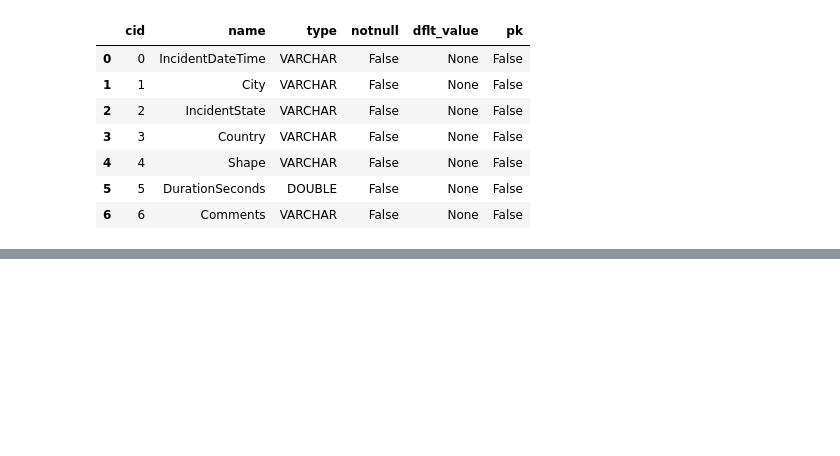
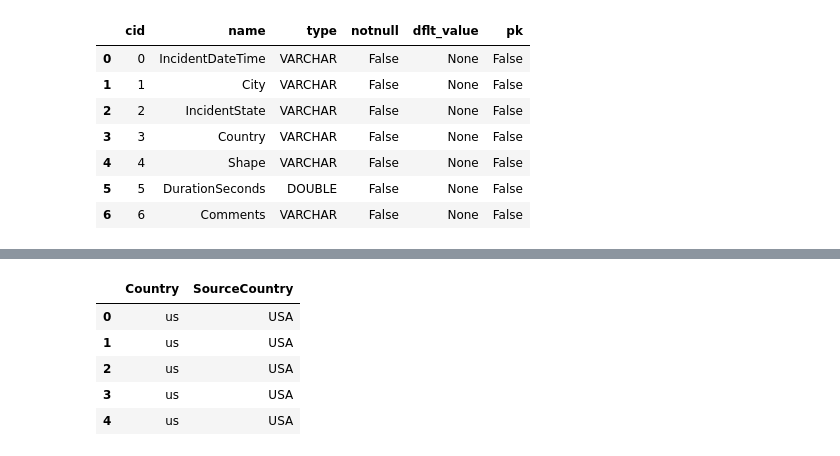
Before and after one commit to shivani7798/sql_server, a Jupyter notebook: incidents_sql.ipynb, the cells around one changed output, grey strips where cells are left out. Cells and saved outputs as stored; diff of their text form; code cells hidden in the pictures; blank space fills up the shorter version.

```diff
--- a/incidents_sql.ipynb
+++ b/incidents_sql.ipynb
@@ -141,0 +145,13 @@ con_disk.close()
+# %%
+con.execute("""SELECT Country,
+       CASE WHEN Country = 'us'  THEN 'USA'
+       ELSE 'International'
+       END AS SourceCountry
+FROM Incidents""").df().head()
+# %% [output]
+|  | Country | SourceCountry |
+| 0 | us | USA |
+| 1 | us | USA |
+| 2 | us | USA |
+| 3 | us | USA |
+| 4 | us | USA |
```
Also changed, not shown: parts of 22 cells of this notebook, 1 other file.
